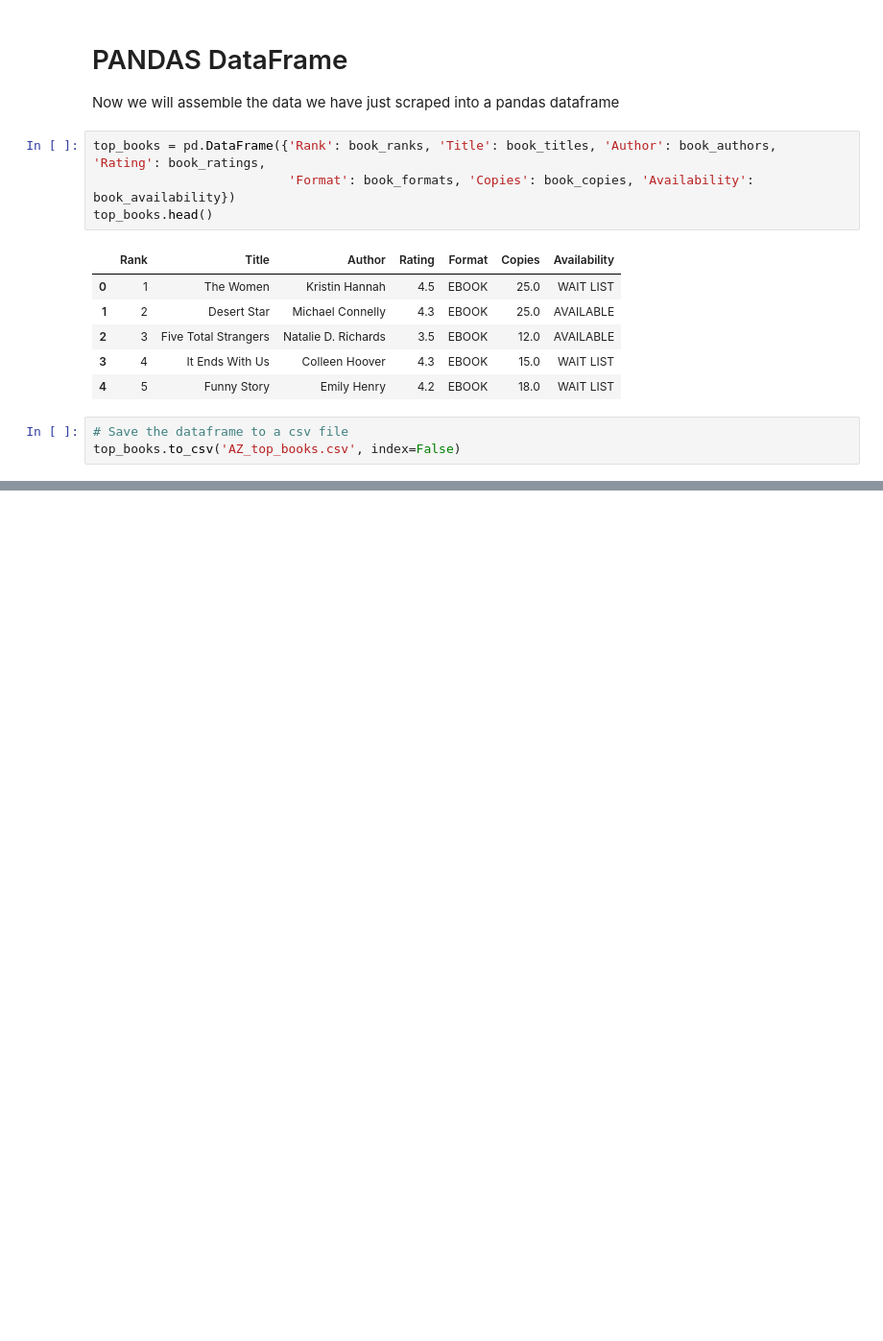
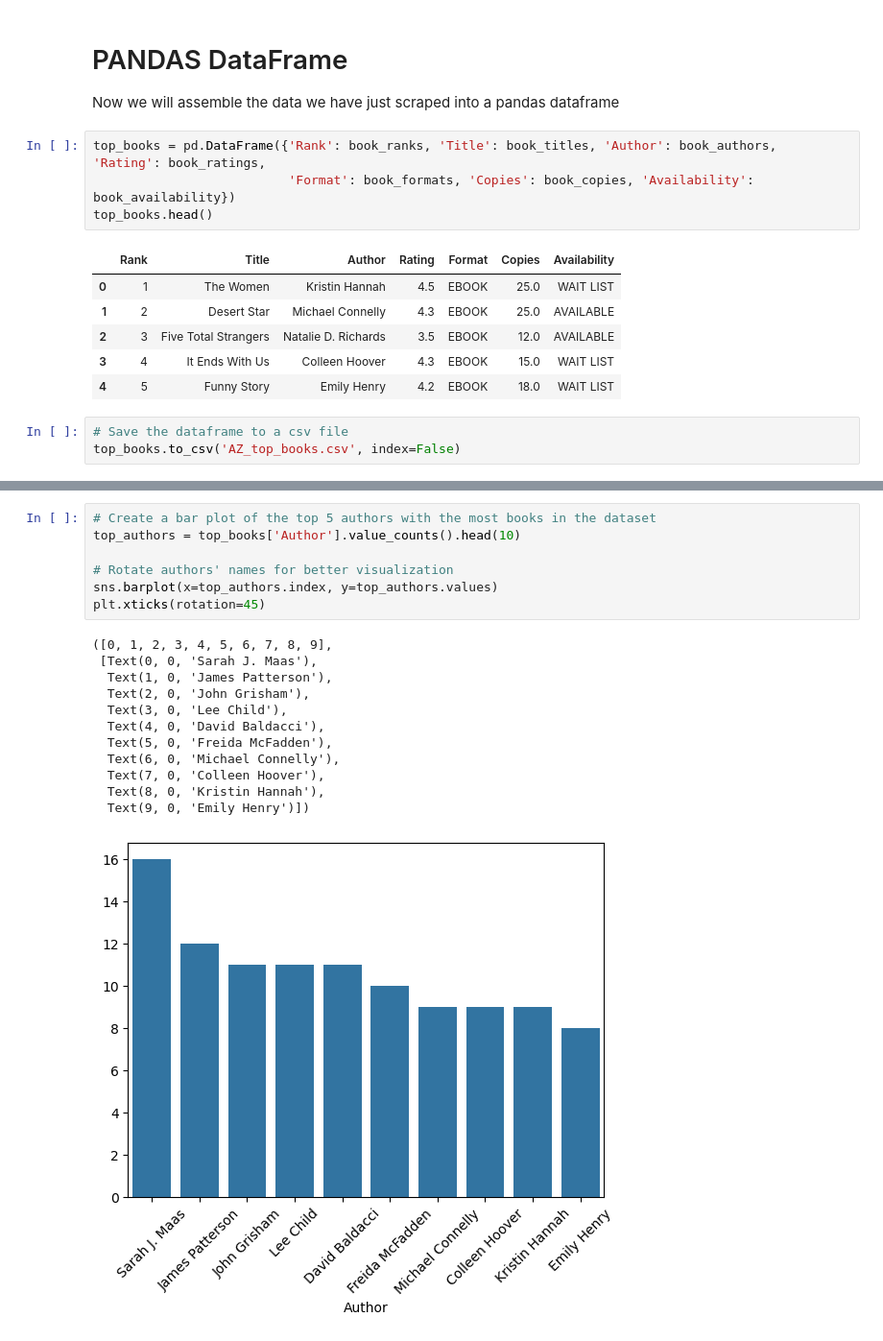
Before and after one commit to brinleyostler/AZ-top-books, a Jupyter notebook: best_books.ipynb, the cells around one changed output, grey strips where cells are left out. Shown at 96% size. Cells and saved outputs as stored; diff of their text form; blank space fills up the shorter version.

```diff
--- a/best_books.ipynb
+++ b/best_books.ipynb
@@ -237,0 +268,20 @@ top_books.to_csv('AZ_top_books.csv', index=False)
+# %%
+# Create a bar plot of the top 5 authors with the most books in the dataset
+top_authors = top_books['Author'].value_counts().head(10)
+
+# Rotate authors' names for better visualization
+sns.barplot(x=top_authors.index, y=top_authors.values)
+plt.xticks(rotation=45)
+# %% [output]
+([0, 1, 2, 3, 4, 5, 6, 7, 8, 9],
+ [Text(0, 0, 'Sarah J. Maas'),
+  Text(1, 0, 'James Patterson'),
+  Text(2, 0, 'John Grisham'),
+  Text(3, 0, 'Lee Child'),
+  Text(4, 0, 'David Baldacci'),
+  Text(5, 0, 'Freida McFadden'),
+  Text(6, 0, 'Michael Connelly'),
+  Text(7, 0, 'Colleen Hoover'),
+  Text(8, 0, 'Kristin Hannah'),
+  Text(9, 0, 'Emily Henry')])
+[figure, added]
```
Also changed, not shown: parts of 12 cells of this notebook.
